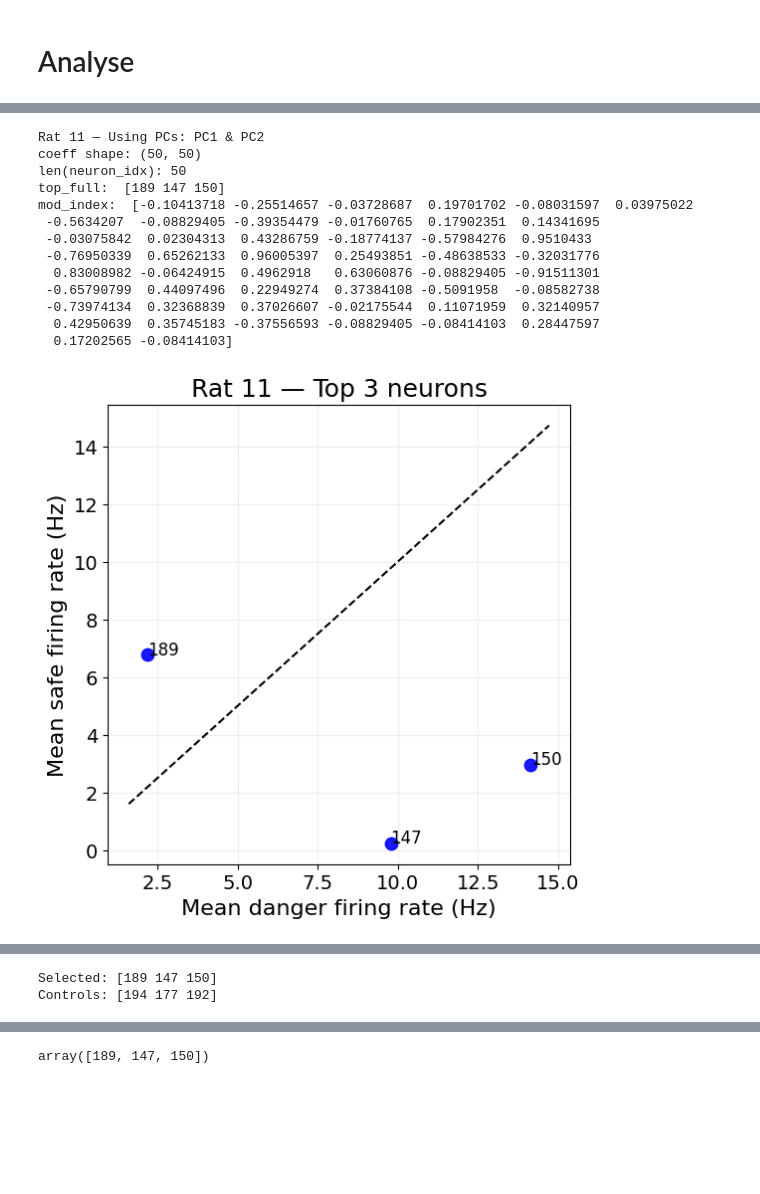
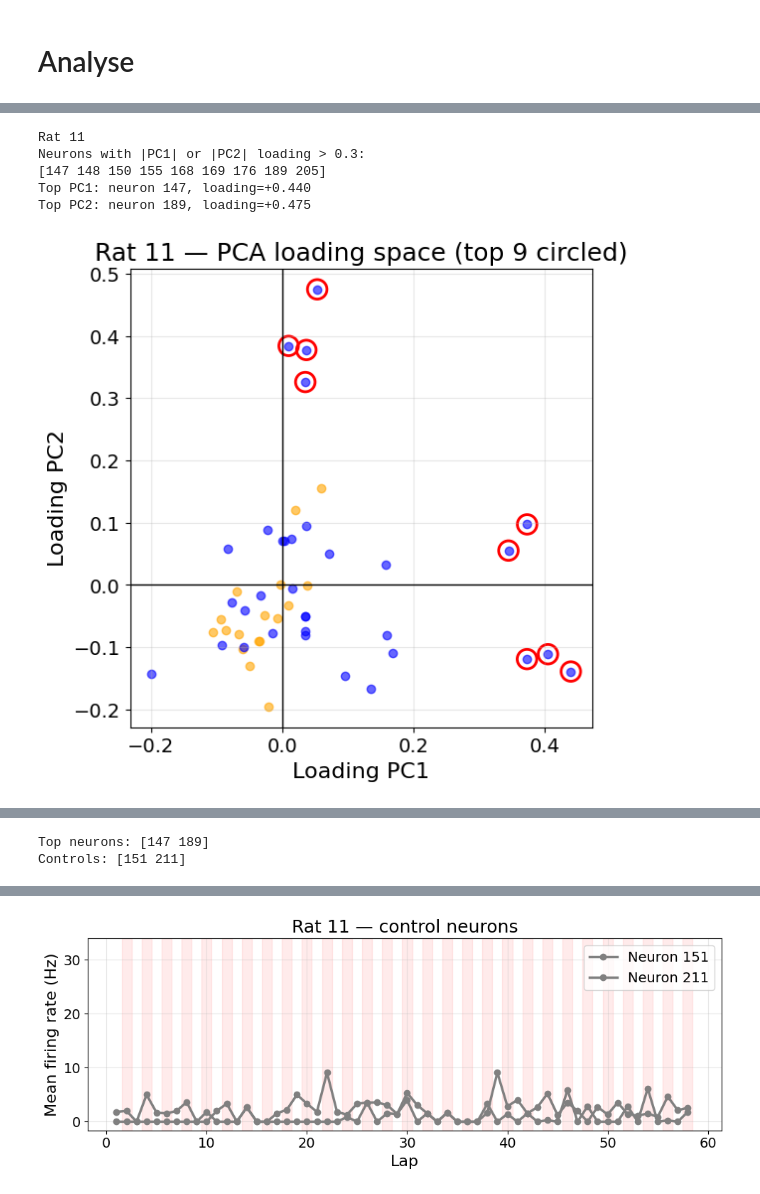
Before and after one commit to Clairaxe/Stage, a Jupyter notebook: projet/main/2_PCA.ipynb, the cells around one changed output, grey strips where cells are left out. Saved outputs shown, nothing was run; the diff lists cells and outputs as text; code cells hidden in the pictures; blank space fills up the shorter version.

```diff
--- a/projet/main/2_PCA.ipynb
+++ b/projet/main/2_PCA.ipynb
@@ -1126,24 +1157,15 @@ array([ 7, 10, 40])
 # %%
-analyze_top_neurons(
+out11 = analyze_loading_threshold_neurons(
     res11,
     rat_name="Rat 11",
-    top_k=3,
-    region_for_lap_plot="HPC",
-    n_controls=3,
-    use_best_pair=False
+    loading_threshold=0.3,
+    region_for_controls="HPC",
+    seed=0,
 )
 # %% [output]
-Rat 11 — Using PCs: PC1 & PC2
-coeff shape: (50, 50)
-len(neuron_idx): 50
-top_full:  [189 147 150]
-mod_index:  [-0.10413718 -0.25514657 -0.03728687  0.19701702 -0.08031597  0.03975022
- -0.5634207  -0.08829405 -0.39354479 -0.01760765  0.17902351  0.14341695
- -0.03075842  0.02304313  0.43286759 -0.18774137 -0.57984276  0.9510433
- -0.76950339  0.65262133  0.96005397  0.25493851 -0.48638533 -0.32031776
-  0.83008982 -0.06424915  0.4962918   0.63060876 -0.08829405 -0.91511301
- -0.65790799  0.44097496  0.22949274  0.37384108 -0.5091958  -0.08582738
- -0.73974134  0.32368839  0.37026607 -0.02175544  0.11071959  0.32140957
-  0.42950639  0.35745183 -0.37556593 -0.08829405 -0.08414103  0.28447597
-  0.17202565 -0.08414103]
+Rat 11
+Neurons with |PC1| or |PC2| loading > 0.3:
+[147 148 150 155 168 169 176 189 205]
+Top PC1: neuron 147, loading=+0.440
+Top PC2: neuron 189, loading=+0.475
-[figure, old version]
+[figure, new version]
@@ -1150,2 +1173,2 @@ mod_index:  [-0.10413718 -0.25514657 -0.03728687  0.19701702 -0.08031597  0.0397
-Selected: [189 147 150]
-Controls: [194 177 192]
+Top neurons: [147 189]
+Controls: [151 211]
@@ -1154 +1176 @@ Controls: [194 177 192]
-array([189, 147, 150])
+[figure, added]
```
Also changed, not shown: parts of 3 cells of this notebook, 7 other files.
